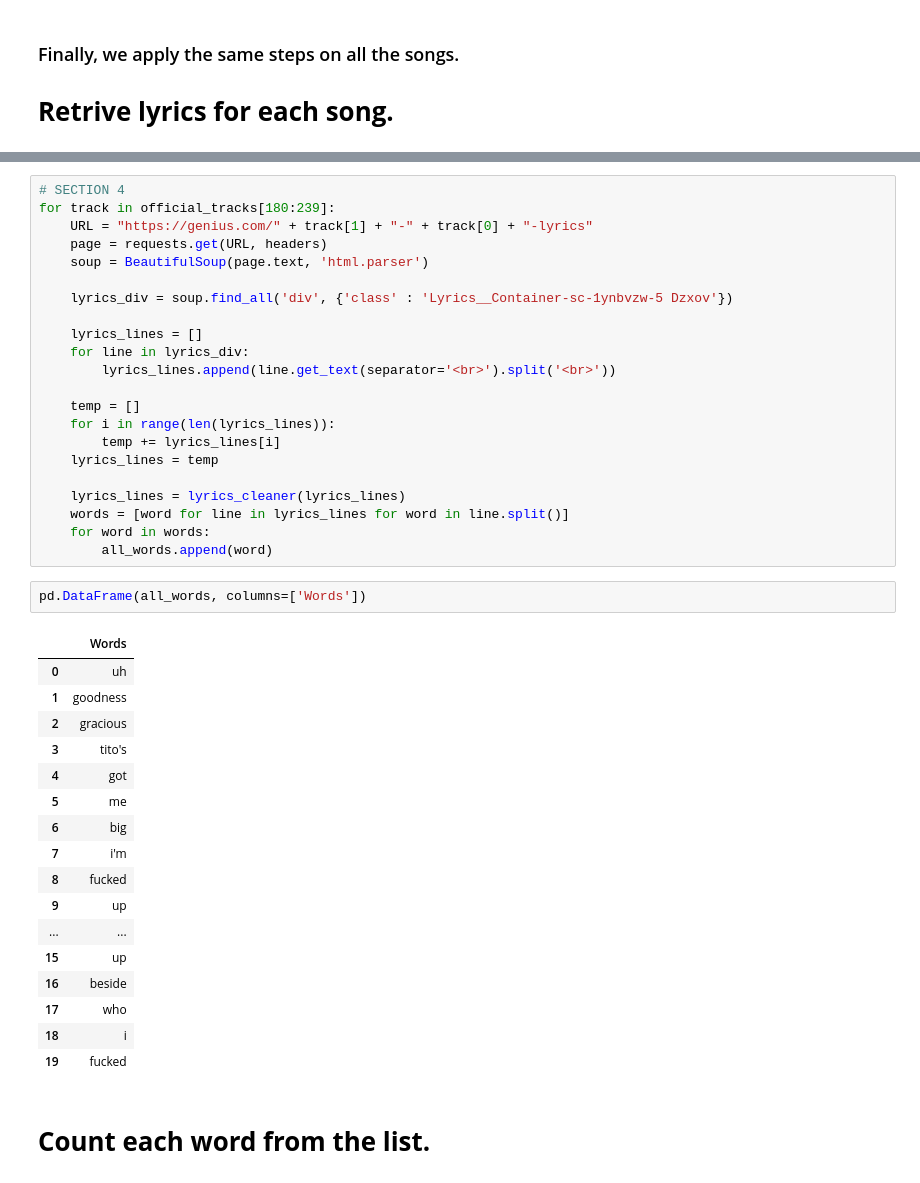
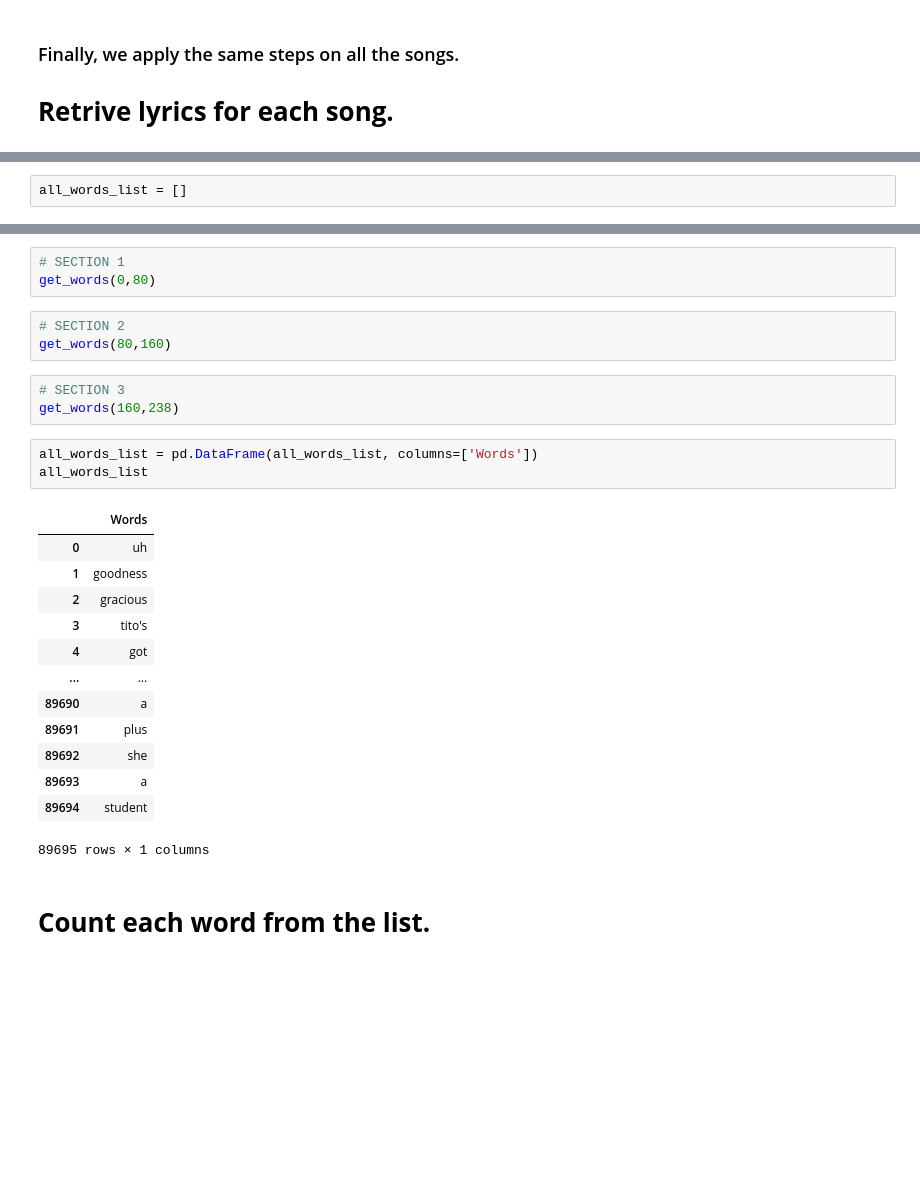
Before and after one commit to AhmedSahbaoui69/bbnolyrics-Most-Used-Words, a Jupyter notebook: Jupyter_Notebook/bbnomula.ipynb, the cells around one changed output, grey strips where cells are left out. Cells and saved outputs as stored; diff of their text form; blank space fills up the shorter version.

Commit message:
better preprocessing of lyrics + app enhancement

```diff
--- a/Jupyter_Notebook/bbnomula.ipynb
+++ b/Jupyter_Notebook/bbnomula.ipynb
@@ -237 +271,3 @@ all_words = []
+# %%
+all_words_list = []
 # %%
@@ -304,45 +303,29 @@ for track in official_tracks[120:180]:
-# %%
-# SECTION 4
-for track in official_tracks[180:239]:
-    URL = "https://genius.com/" + track[1] + "-" + track[0] + "-lyrics"
-    page = requests.get(URL, headers)
-    soup = BeautifulSoup(page.text, 'html.parser')
-
-    lyrics_div = soup.find_all('div', {'class' : 'Lyrics__Container-sc-1ynbvzw-5 Dzxov'})
-
-    lyrics_lines = []
-    for line in lyrics_div:
-        lyrics_lines.append(line.get_text(separator='<br>').split('<br>'))
-
-    temp = []
-    for i in range(len(lyrics_lines)):
-        temp += lyrics_lines[i]
-    lyrics_lines = temp
-
-    lyrics_lines = lyrics_cleaner(lyrics_lines)
-    words = [word for line in lyrics_lines for word in line.split()]
-    for word in words:
-        all_words.append(word)
+# %%
+# SECTION 1
+get_words(0,80)
+# %%
+# SECTION 2
+get_words(80,160)
+# %%
+# SECTION 3
+get_words(160,238)
 # %%
-pd.DataFrame(all_words, columns=['Words'])
+all_words_list = pd.DataFrame(all_words_list, columns=['Words'])
+all_words_list
 # %% [output]
 |  | Words |
 | 0 | uh |
 | 1 | goodness |
 | 2 | gracious |
 | 3 | tito's |
 | 4 | got |
-| 5 | me |
-| 6 | big |
-| 7 | i'm |
-| 8 | fucked |
-| 9 | up |
 | ... | ... |
-| 15 | up |
-| 16 | beside |
-| 17 | who |
-| 18 | i |
-| 19 | fucked |
+| 89690 | a |
+| 89691 | plus |
+| 89692 | she |
+| 89693 | a |
+| 89694 | student |
+89695 rows × 1 columns
 # %% [markdown]
 # <b>Count each word from the list.</b>
 # %%
```
Also changed, not shown: parts of 20 cells of this notebook, 2 other files.
